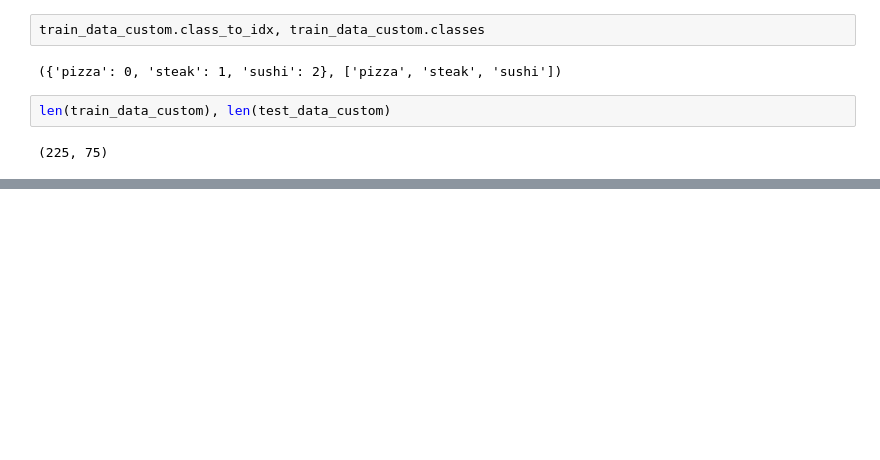
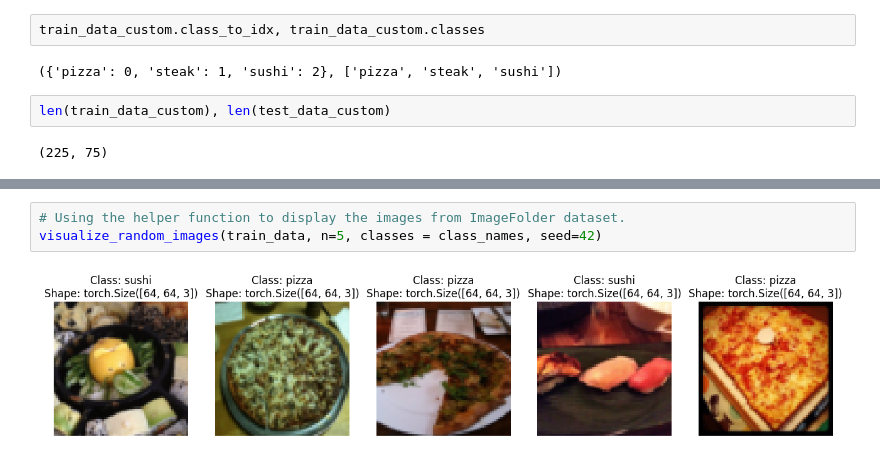
Before and after one commit to suryansh-sinha/Learning-PyTorch, a Jupyter notebook: Daniel Bourke/04_PyTorch_Custom_Datasets.ipynb, the cells around one changed output, grey strips where cells are left out. Saved outputs shown, nothing was run; the diff lists cells and outputs as text; blank space fills up the shorter version.

Commit message:
Add Helper function to visualize data

```diff
--- a/Daniel Bourke/04_PyTorch_Custom_Datasets.ipynb
+++ b/Daniel Bourke/04_PyTorch_Custom_Datasets.ipynb
@@ -585,0 +649,5 @@ len(train_data_custom), len(test_data_custom)
+# %%
+# Using the helper function to display the images from ImageFolder dataset.
+visualize_random_images(train_data, n=5, classes = class_names, seed=42)
+# %% [output]
+[figure, added]
```
Also changed, not shown: parts of 13 cells of this notebook.
